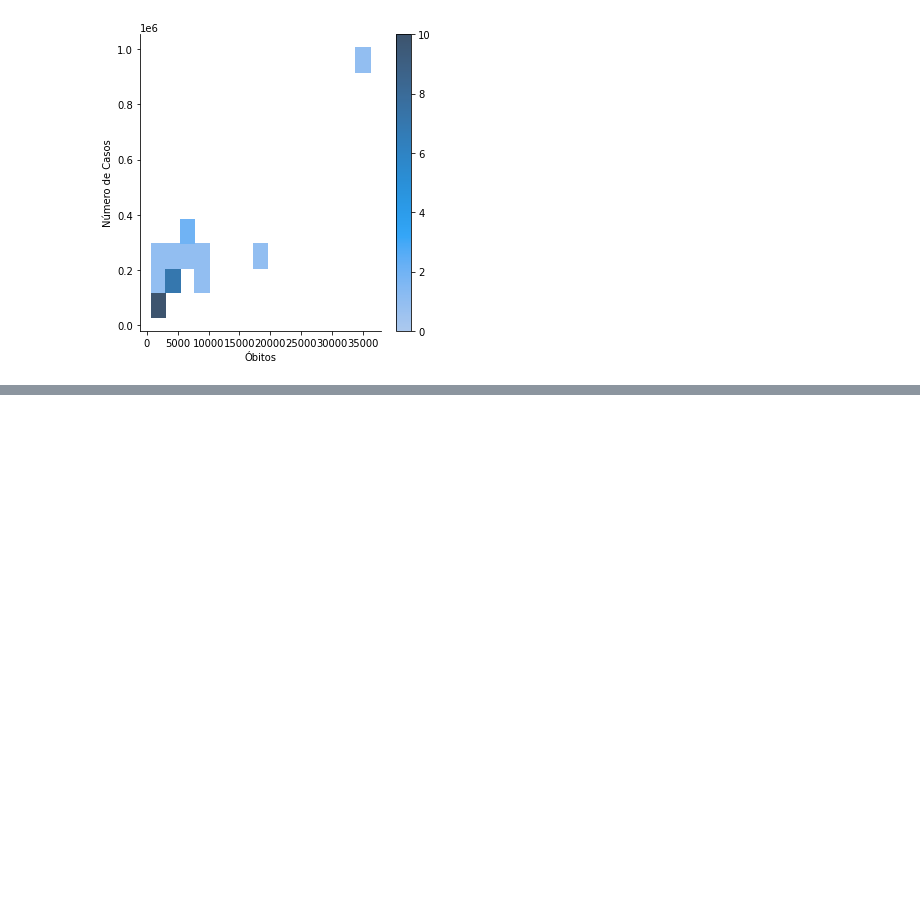
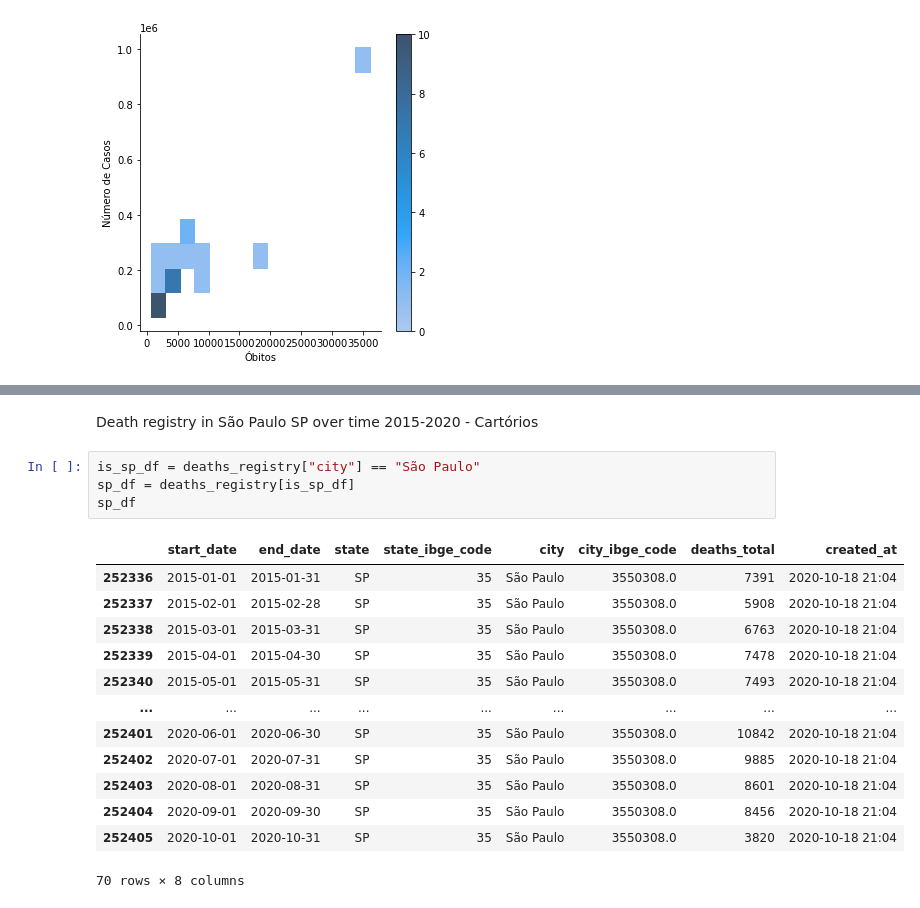
Before and after one commit to jcbritobr/covid-analysis, a Jupyter notebook: covid_analysis.ipynb, the cells around one changed output, grey strips where cells are left out. Saved outputs shown, nothing was run; the diff lists cells and outputs as text; blank space fills up the shorter version.

```diff
--- a/covid_analysis.ipynb
+++ b/covid_analysis.ipynb
@@ -63,0 +101,20 @@ displot.set(ylabel="Número de Casos")
+# %% [markdown]
+Death registry in São Paulo SP over time 2015-2020 - Cartórios
+# %%
+is_sp_df = deaths_registry["city"] == "São Paulo"
+sp_df = deaths_registry[is_sp_df]
+sp_df
+# %% [output]
+|  | start_date | end_date | state | state_ibge_code | city | city_ibge_code | deaths_total | created_at |
+| 252336 | 2015-01-01 | 2015-01-31 | SP | 35 | São Paulo | 3550308.0 | 7391 | 2020-10-18 21:04 |
+| 252337 | 2015-02-01 | 2015-02-28 | SP | 35 | São Paulo | 3550308.0 | 5908 | 2020-10-18 21:04 |
+| 252338 | 2015-03-01 | 2015-03-31 | SP | 35 | São Paulo | 3550308.0 | 6763 | 2020-10-18 21:04 |
+| 252339 | 2015-04-01 | 2015-04-30 | SP | 35 | São Paulo | 3550308.0 | 7478 | 2020-10-18 21:04 |
+| 252340 | 2015-05-01 | 2015-05-31 | SP | 35 | São Paulo | 3550308.0 | 7493 | 2020-10-18 21:04 |
+| ... | ... | ... | ... | ... | ... | ... | ... | ... |
+| 252401 | 2020-06-01 | 2020-06-30 | SP | 35 | São Paulo | 3550308.0 | 10842 | 2020-10-18 21:04 |
+| 252402 | 2020-07-01 | 2020-07-31 | SP | 35 | São Paulo | 3550308.0 | 9885 | 2020-10-18 21:04 |
+| 252403 | 2020-08-01 | 2020-08-31 | SP | 35 | São Paulo | 3550308.0 | 8601 | 2020-10-18 21:04 |
+| 252404 | 2020-09-01 | 2020-09-30 | SP | 35 | São Paulo | 3550308.0 | 8456 | 2020-10-18 21:04 |
+| 252405 | 2020-10-01 | 2020-10-31 | SP | 35 | São Paulo | 3550308.0 | 3820 | 2020-10-18 21:04 |
+70 rows × 8 columns
```
Also changed, not shown: parts of 6 cells of this notebook, 1 other file.
